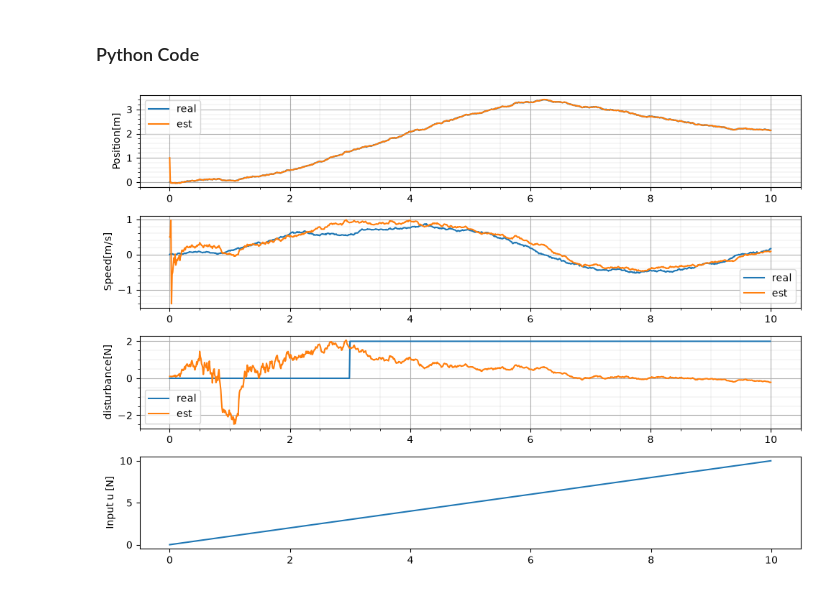
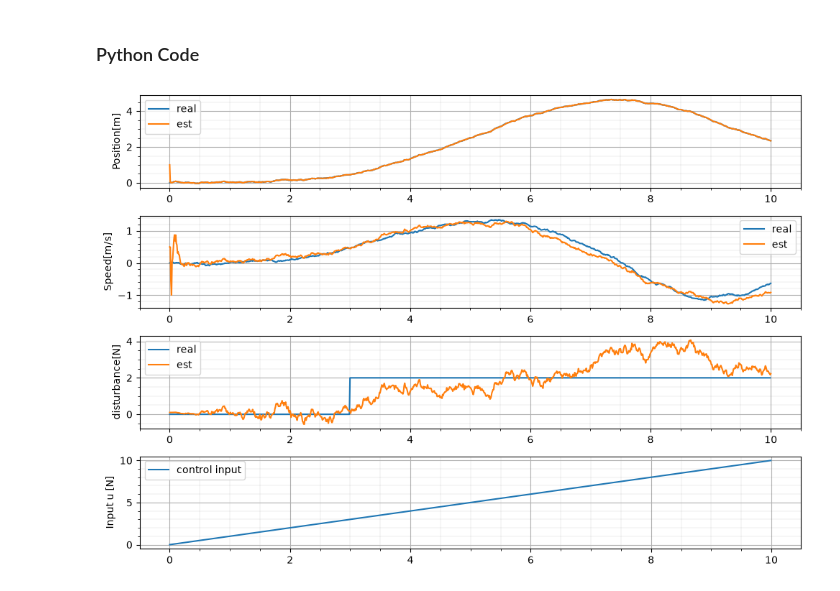
Before and after one commit to hideto008/learning_estimation_method, a Jupyter notebook: Notes/Estimate_State_using_UKF.ipynb, the cells around one changed output. Saved outputs shown, nothing was run; the diff lists cells and outputs as text; code cells hidden in the pictures.

```diff
--- a/Notes/Estimate_State_using_UKF.ipynb
+++ b/Notes/Estimate_State_using_UKF.ipynb
@@ -600,7 +600,7 @@ class Parameters:
     beta:float = 2.0
     kappa:float = 0.0
 
-def fake_real_system(X_n:np.ndarray, u_n:float, d_n:float , params:Parameters):
+def fake_real_system(X_n:np.ndarray, u_n:float, params:Parameters):
     x_n, v_n, d_n = X_n
     x_next = x_n + params.dt * v_n
     v_next = v_n + params.dt/params.m*(u_n - params.c * v_n - params.k * x_n * np.abs(x_n) + d_n)
@@ -630,7 +685,9 @@ def simulation(X_init: np.ndarray,X_est_init:np.ndarray, u_array:np.ndarray, d_a
         w_k = fake_process_noize(params)
 
         # システムの状態
-        X_real = fake_real_system(X_history[i], u_array[i], d_array[i], params) + w_k
+        X_for_sim = X_history[i].copy()
+        X_for_sim[2] = d_array[i]
+        X_real = fake_real_system(X_for_sim, u_array[i], params) + w_k
 
         # システムの観測値
         z = fake_mesurement_value(X_real, measure_speed) + fake_mesurement_noiz(params)
@@ -639,7 +696,6 @@ def simulation(X_init: np.ndarray,X_est_init:np.ndarray, u_array:np.ndarray, d_a
         X_est, P_est = calculate_UKF_one_loop(X_est_history[i],
                                               P_est,
                                               u_array[i],
-                                              d_array[i],
                                               z,
                                               params,
                                               measure_speed)
@@ -670,7 +726,7 @@ def create_fig(t_array, x_array, x_est_array, u_array, d_array, title=""):
     ax[3].set_ylabel("Input u [N]")
     ax[3].plot(t_array[:len(u_array)], u_array, label="control input")
 
-    for i in range(3):
+    for i in range(4):
         ax[i].grid()
         ax[i].grid(which='minor', lw=0.1, color='grey')
         ax[i].minorticks_on()
@@ -683,30 +739,30 @@ def create_fig(t_array, x_array, x_est_array, u_array, d_array, title=""):
 # %%
 dt = 1e-2 # [s]
 duration = 10 #[s]
 sampling_point = int(duration/dt)
 time_window = np.arange(sampling_point) * dt
 u_array = time_window* 1
 d_array = []
 for t in time_window:
     if t < 3:
         d_array.append(0)
     else:
         d_array.append(2)
 d_array = np.asarray(d_array)
 
 X_init = np.array([0,0,0])
 X_est_init = np.array([1.0,0.5,0.1])
 
 params = Parameters(
     dt=dt,
     k=1.0,
     c=0.1,
-    Q=np.diag([1e-4,1e-4, 1e-4]),
+    Q=np.diag([1e-4,1e-4, 1e-2]),
     R=np.array([[1e-4]]),
-    P_init=np.diag([1e1, 1e1, 1e1])
+    P_init=np.diag([1e1, 1e1, 1e0])
 )
 
 t_array, x_array, x_est_array = simulation(X_init,X_est_init,u_array, d_array, params)
 create_fig(t_array, x_array, x_est_array, u_array, d_array)
 # %% [output]
-[figure, old version]
+[figure, new version]
```
Also changed, not shown: parts of 3 cells of this notebook.
